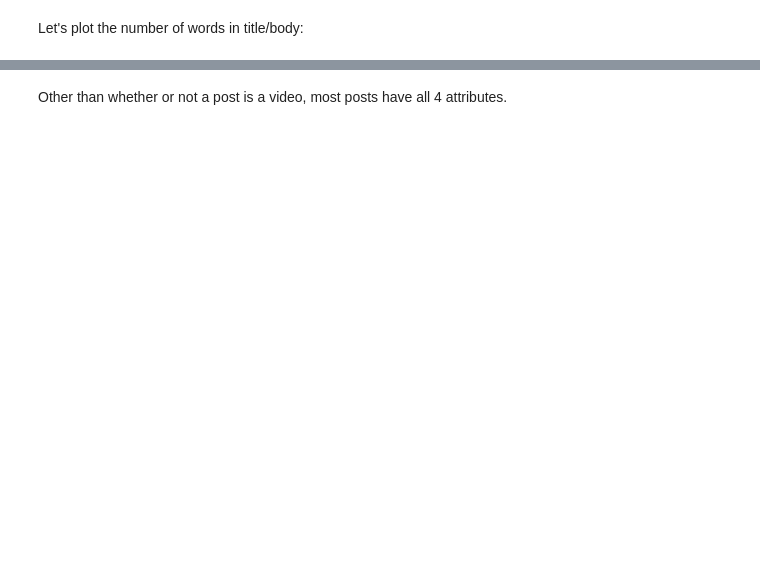
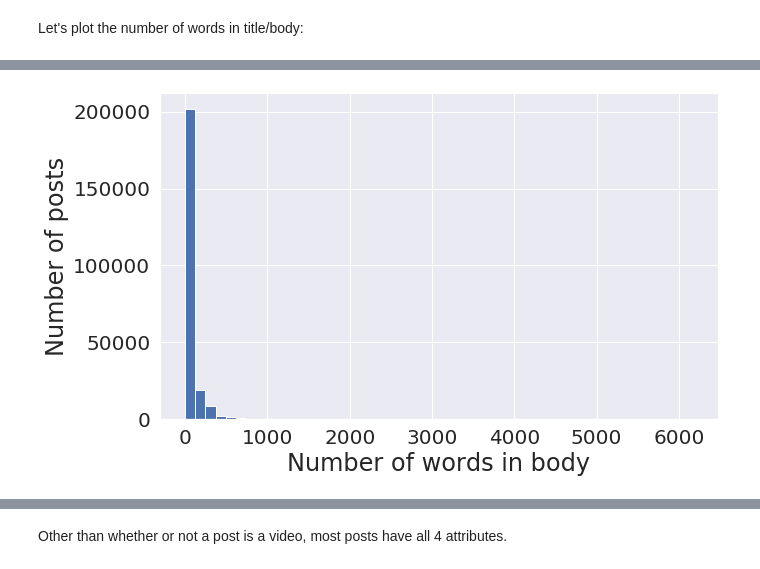
Before and after one commit to yiweiluo/Green-American-Lexicon, a Jupyter notebook: 1_data_collection/reddit/explore_reddit_data.ipynb, the cells around one changed output, grey strips where cells are left out. Drawn from its saved outputs; the diff is of its cells as text; code cells hidden in the pictures; blank space fills up the shorter version.

```diff
--- a/1_data_collection/reddit/explore_reddit_data.ipynb
+++ b/1_data_collection/reddit/explore_reddit_data.ipynb
@@ -143,7 +181,9 @@ Let's plot the number of words in title/body:
 # %%
-# ax = posts_with_text.loc[posts_with_text['body_num_words'] > 0]['body_num_words'].plot.hist(bins=50,figsize=(10,6))
-# ax.set_xlabel("Number of words in body",fontsize=24)
-# ax.set_ylabel("Number of posts",fontsize=24)
-# ax.tick_params(axis="x",labelsize=20)
-# ax.tick_params(axis="y",labelsize=20)
+ax = posts_with_words.loc[posts_with_words['body_num_words'] > 0]['body_num_words'].plot.hist(bins=50,figsize=(10,6))
+ax.set_xlabel("Number of words in body",fontsize=24)
+ax.set_ylabel("Number of posts",fontsize=24)
+ax.tick_params(axis="x",labelsize=20)
+ax.tick_params(axis="y",labelsize=20)
+# %% [output]
+[figure, added]
 # %%
```
Also changed, not shown: parts of 149 cells of this notebook.
